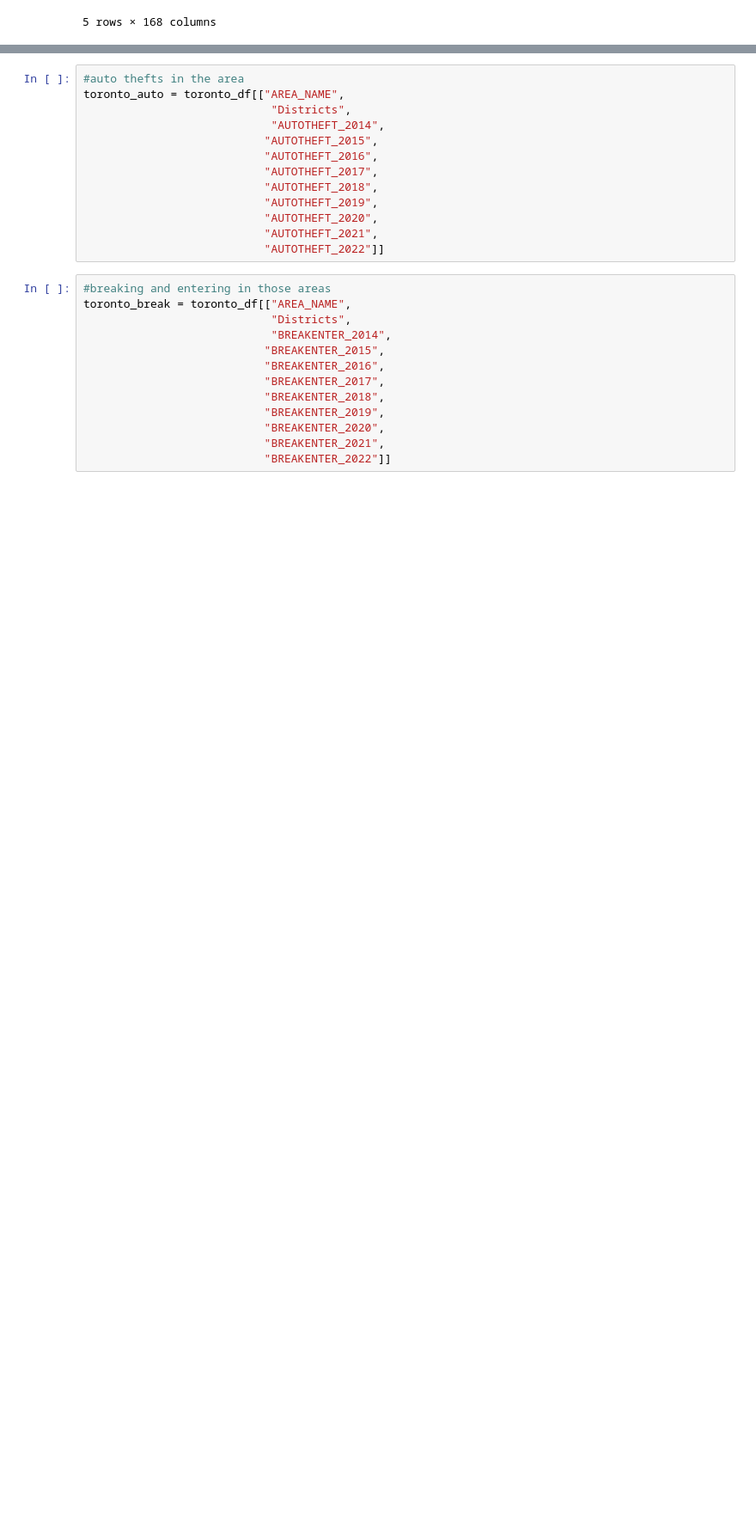
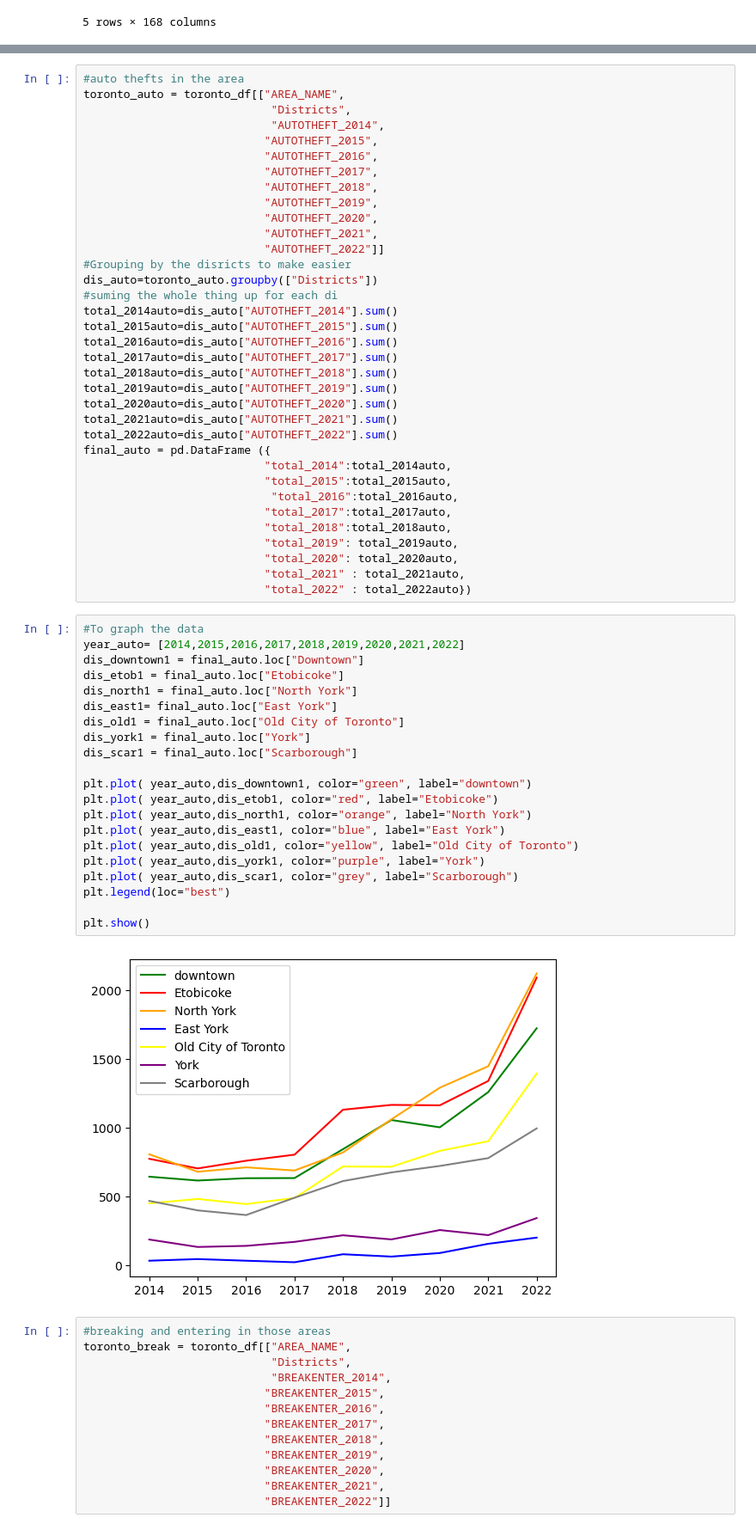
Before and after one commit to C-Moore00/project-1-group-3, a Jupyter notebook: Toronto_crime_with_cvs.ipynb, the cells around one changed output, grey strips where cells are left out. Shown at 86% size. Drawn from its saved outputs; the diff is of its cells as text; blank space fills up the shorter version.

```diff
--- a/Toronto_crime_with_cvs.ipynb
+++ b/Toronto_crime_with_cvs.ipynb
@@ -71,6 +106,51 @@ toronto_auto = toronto_df[["AREA_NAME",
                            "AUTOTHEFT_2020",
                            "AUTOTHEFT_2021",
                            "AUTOTHEFT_2022"]]
+#Grouping by the disricts to make easier
+dis_auto=toronto_auto.groupby(["Districts"])
+#suming the whole thing up for each di
+total_2014auto=dis_auto["AUTOTHEFT_2014"].sum()
+total_2015auto=dis_auto["AUTOTHEFT_2015"].sum()
+total_2016auto=dis_auto["AUTOTHEFT_2016"].sum()
+total_2017auto=dis_auto["AUTOTHEFT_2017"].sum()
+total_2018auto=dis_auto["AUTOTHEFT_2018"].sum()
+total_2019auto=dis_auto["AUTOTHEFT_2019"].sum()
+total_2020auto=dis_auto["AUTOTHEFT_2020"].sum()
+total_2021auto=dis_auto["AUTOTHEFT_2021"].sum()
+total_2022auto=dis_auto["AUTOTHEFT_2022"].sum()
+final_auto = pd.DataFrame ({
+                           "total_2014":total_2014auto,
+                           "total_2015":total_2015auto,
+                            "total_2016":total_2016auto,
+                           "total_2017":total_2017auto,
+                           "total_2018":total_2018auto,
+                           "total_2019": total_2019auto,
+                           "total_2020": total_2020auto,
+                           "total_2021" : total_2021auto,
+                           "total_2022" : total_2022auto})
+# %%
+#To graph the data
+year_auto= [2014,2015,2016,2017,2018,2019,2020,2021,2022]
+dis_downtown1 = final_auto.loc["Downtown"]
+dis_etob1 = final_auto.loc["Etobicoke"]
+dis_north1 = final_auto.loc["North York"]
+dis_east1= final_auto.loc["East York"]
+dis_old1 = final_auto.loc["Old City of Toronto"]
+dis_york1 = final_auto.loc["York"]
+dis_scar1 = final_auto.loc["Scarborough"]
+
+plt.plot( year_auto,dis_downtown1, color="green", label="downtown")
+plt.plot( year_auto,dis_etob1, color="red", label="Etobicoke")
+plt.plot( year_auto,dis_north1, color="orange", label="North York")
+plt.plot( year_auto,dis_east1, color="blue", label="East York")
+plt.plot( year_auto,dis_old1, color="yellow", label="Old City of Toronto")
+plt.plot( year_auto,dis_york1, color="purple", label="York")
+plt.plot( year_auto,dis_scar1, color="grey", label="Scarborough")
+plt.legend(loc="best")
+
+plt.show()
+# %% [output]
+[figure, added]
 # %%
 #breaking and entering in those areas
 toronto_break = toronto_df[["AREA_NAME",
```
Also changed, not shown: parts of 4 cells of this notebook.
